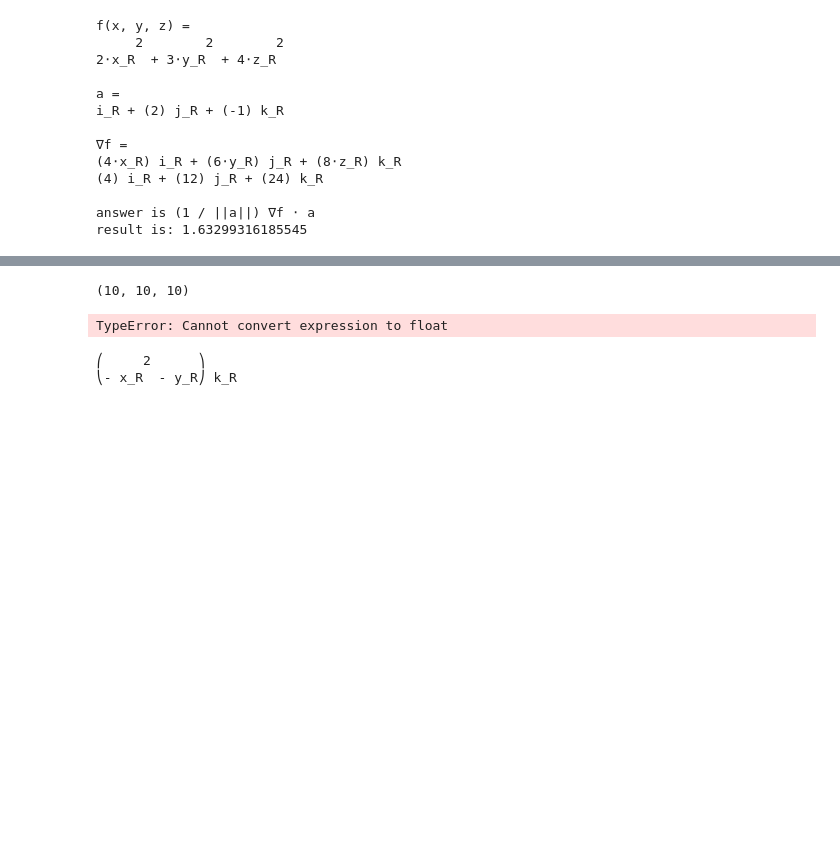
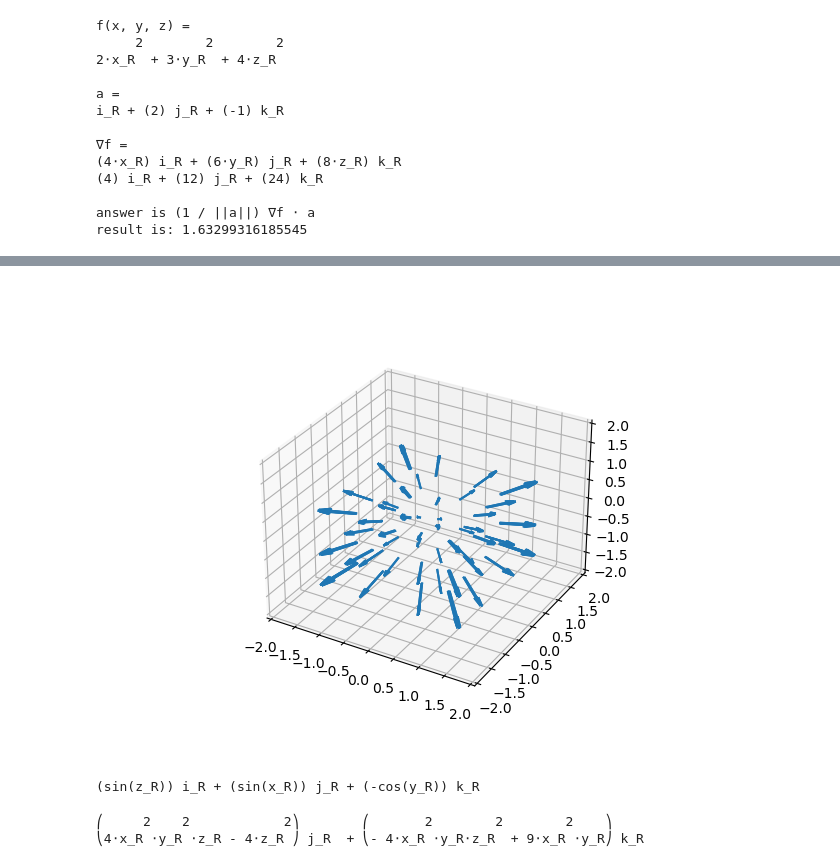
Before and after one commit to QuMCoding/QM-Book-Source, a Jupyter notebook: vector.ipynb, the cells around one changed output, grey strips where cells are left out. Saved outputs shown, nothing was run; the diff lists cells and outputs as text; code cells hidden in the pictures; blank space fills up the shorter version.

```diff
--- a/vector.ipynb
+++ b/vector.ipynb
@@ -262,29 +289,34 @@ pprint(d)
 # %%
 # 什麼是旋度
 # 旋度是∇ × f
-plt.axes(projection="3d")
+plt.clf()
+ax = plt.axes(projection="3d")
 R = CoordSys3D("R")
-R.z = coeff_xyz[0] * R.x ** 1 * R.y ** 2 * R.i + coeff_xyz[1] * R.x ** 2 * R.y ** 1 * R.j + coeff_xyz[
-    2] * R.x ** 1 * R.z ** 2 * R.k
-c = delop.cross(R.z, doit=True)
-X4Q, Y4Q, Z4Q = np.meshgrid(np.linspace(-2, 2, 10),
-                            np.linspace(-2, 2, 10),
-                            np.linspace(-2, 2, 10))
-c = c.to_matrix(R)[:3]
+f = sin(R.y) * R.i + \
+    cos(R.z) * R.j + \
+    cos(R.x) * R.k
+c = delop.cross(f, doit=True)
+X4Q, Y4Q, Z4Q = np.mgrid[-2:2:6j, -2:2:6j, -2:2:6j]
+X4QV, Y4QV, Z4QV = X4Q, Y4Q, Z4Q
 
-X4QV = X4Q * c[0]
-Y4QV = Y4Q * c[1]
-Z4QV = Z4Q * c[2]
-print(X4QV.shape)
-plt.quiver(X4Q, Y4Q, Z4Q, X4QV, Y4QV, Z4QV, length=0.1)
+for i, v in np.ndenumerate(X4Q):
+    now = c.subs({R.z: Z4Q[i], R.x: v, R.y: Y4Q[i]}).to_matrix(R)[:3]
+    X4QV[i] = now[0]
+    Y4QV[i] = now[1]
+    Z4QV[i] = now[2]
+ax.set_xlim((-2, 2))
+ax.set_ylim((-2, 2))
+ax.set_zlim((-2, 2))
+plt.quiver(X4Q, Y4Q, Z4Q, X4QV, Y4QV, Z4QV, length=0.5)
+plt.show()
 pprint(c)
 # %% [output]
+[figure, added]
-(10, 10, 10)
+(sin(z_R)) i_R + (sin(x_R)) j_R + (-cos(y_R)) k_R
-TypeError: Cannot convert expression to float
 # %%
 # 散度, 直接用curl()
 c = curl(f)
 pprint(c)
 # %% [output]
-⎛     2      ⎞
-⎝- x_R  - y_R⎠ k_R
+⎛     2    2            2⎞        ⎛       2        2        2    ⎞
+⎝4⋅x_R ⋅y_R ⋅z_R - 4⋅z_R ⎠ j_R  + ⎝- 4⋅x_R ⋅y_R⋅z_R  + 9⋅x_R ⋅y_R⎠ k_R
```
Also changed, not shown: parts of 6 cells of this notebook.
